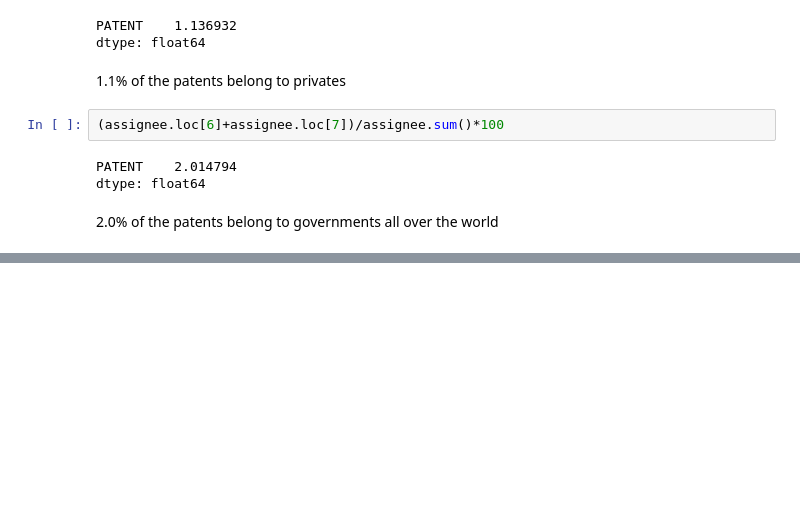
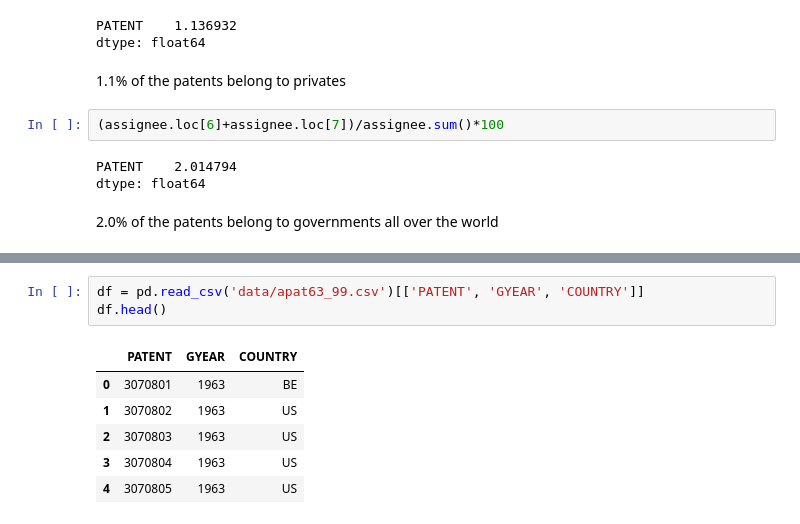
Before and after one commit to antonino-barbera/seanbi, a Jupyter notebook: project/project.ipynb, the cells around one changed output, grey strips where cells are left out. Drawn from its saved outputs; the diff is of its cells as text; blank space fills up the shorter version.

```diff
--- a/project/project.ipynb
+++ b/project/project.ipynb
@@ -576,0 +589,10 @@ dtype: float64
+# %%
+df = pd.read_csv('data/apat63_99.csv')[['PATENT', 'GYEAR', 'COUNTRY']]
+df.head()
+# %% [output]
+|  | PATENT | GYEAR | COUNTRY |
+| 0 | 3070801 | 1963 | BE |
+| 1 | 3070802 | 1963 | US |
+| 2 | 3070803 | 1963 | US |
+| 3 | 3070804 | 1963 | US |
+| 4 | 3070805 | 1963 | US |
```
Also changed, not shown: parts of 10 cells of this notebook.
